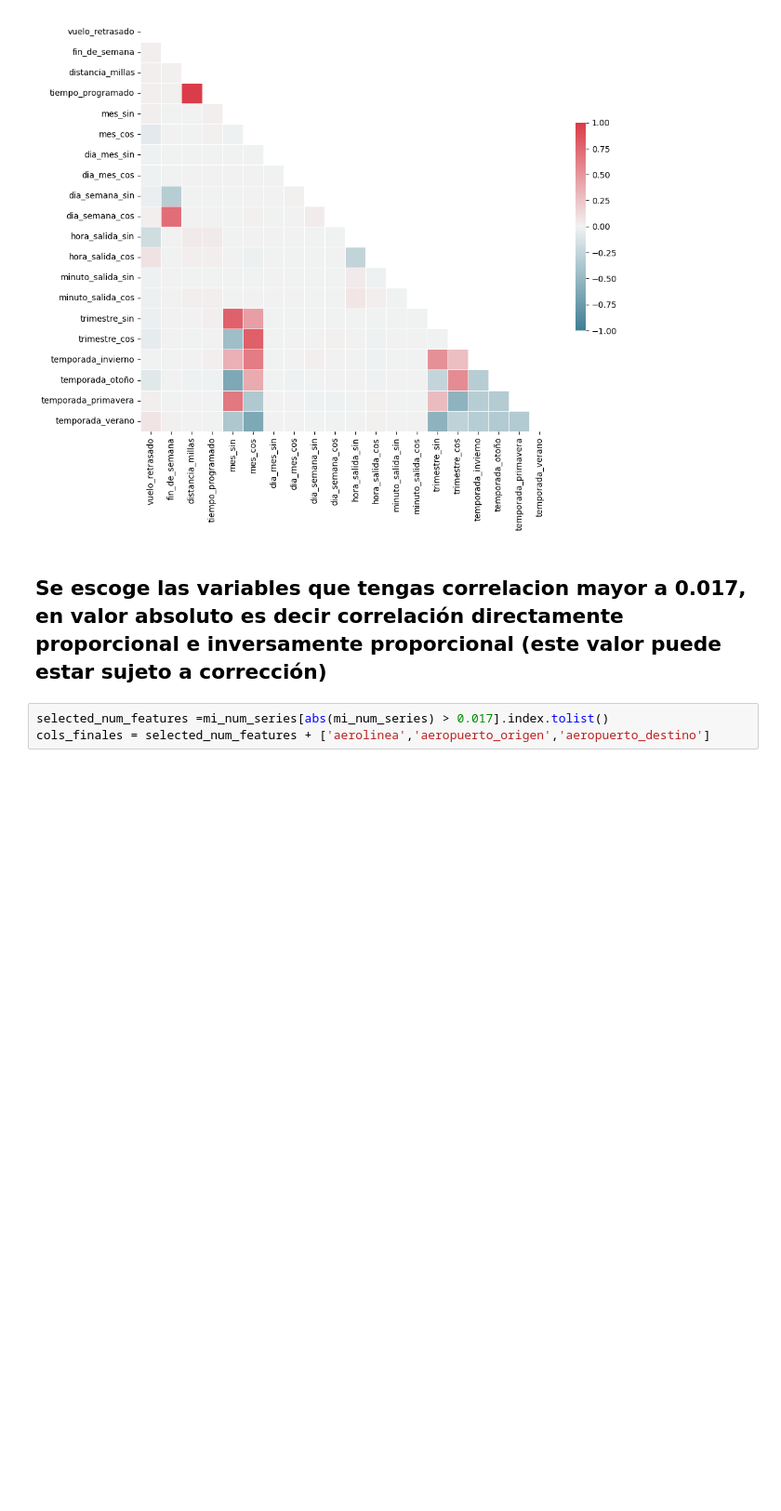
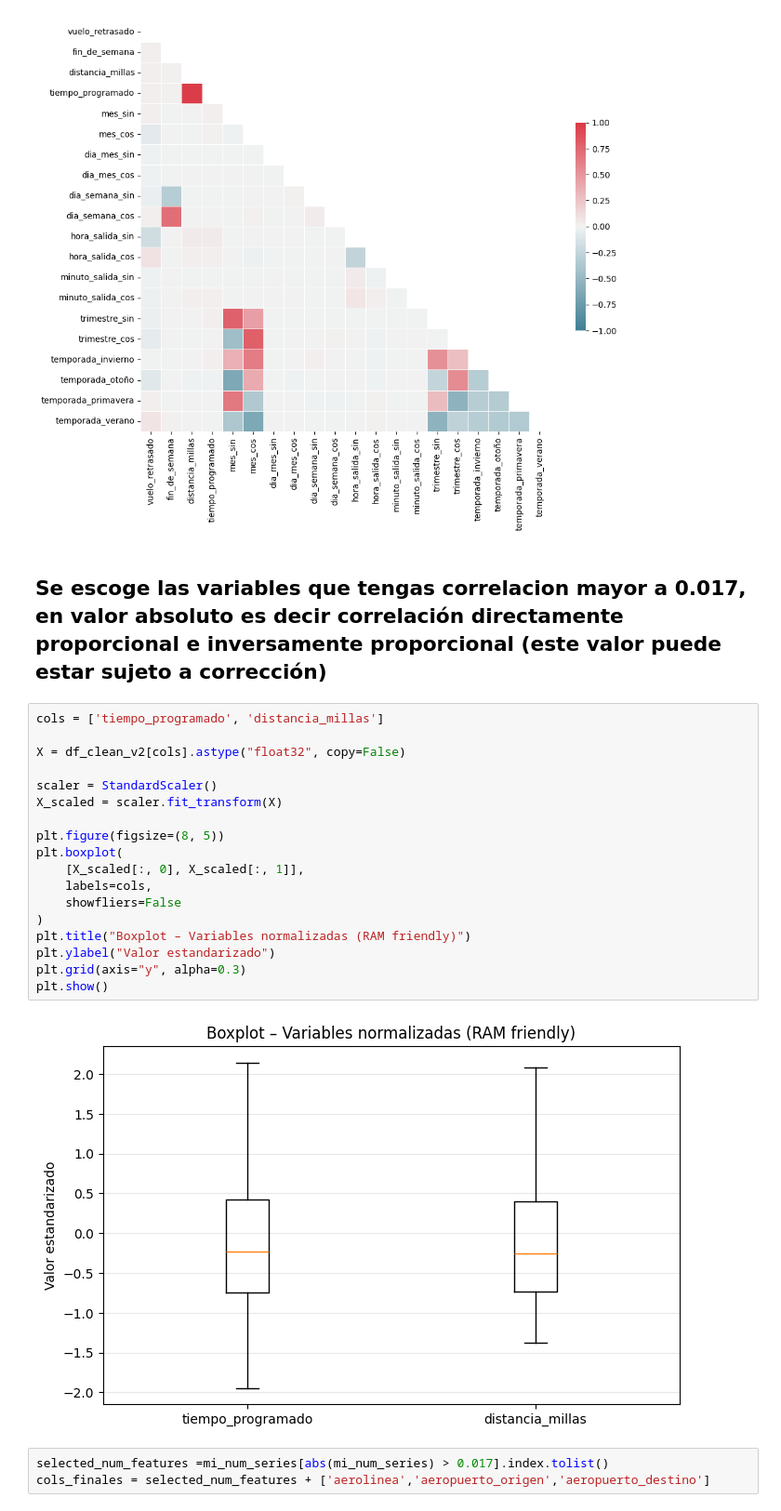
Before and after one commit to d4nye1/flight_on_time_mvp_H12-25-L-Equipo33, a Jupyter notebook: data-science/Optimizando_modelos_NoRNN.ipynb, the cells around one changed output. Shown at 93% size. Saved outputs shown, nothing was run; the diff lists cells and outputs as text; blank space fills up the shorter version.

```diff
--- a/data-science/Optimizando_modelos_NoRNN.ipynb
+++ b/data-science/Optimizando_modelos_NoRNN.ipynb
@@ -237,6 +237,26 @@ plt.show()
 [figure]
 # %% [markdown]
 ## Se escoge las variables que tengas correlacion mayor a 0.017, en valor absoluto es decir correlación directamente proporcional e inversamente proporcional (este valor puede estar sujeto a corrección)
+# %%
+cols = ['tiempo_programado', 'distancia_millas']
+
+X = df_clean_v2[cols].astype("float32", copy=False)
+
+scaler = StandardScaler()
+X_scaled = scaler.fit_transform(X)
+
+plt.figure(figsize=(8, 5))
+plt.boxplot(
+    [X_scaled[:, 0], X_scaled[:, 1]],
+    labels=cols,
+    showfliers=False
+)
+plt.title("Boxplot – Variables normalizadas (RAM friendly)")
+plt.ylabel("Valor estandarizado")
+plt.grid(axis="y", alpha=0.3)
+plt.show()
+# %% [output]
+[figure, added]
 # %%
 selected_num_features =mi_num_series[abs(mi_num_series) > 0.017].index.tolist()
 cols_finales = selected_num_features + ['aerolinea','aeropuerto_origen','aeropuerto_destino']
```
Also changed, not shown: parts of 14 cells of this notebook.
